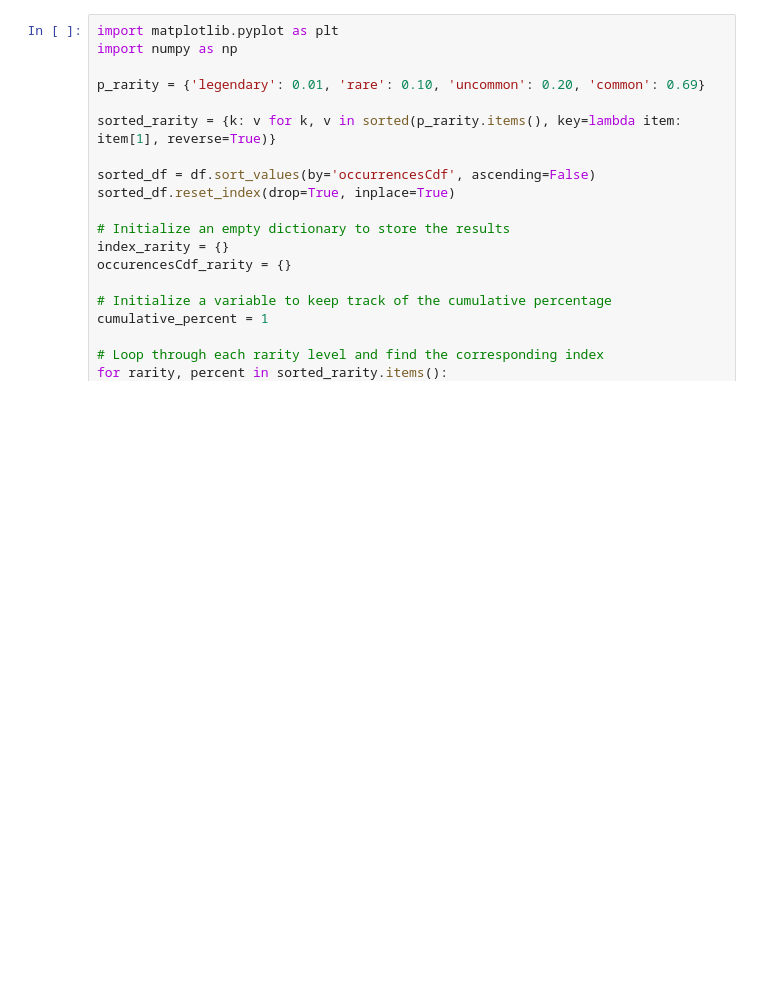
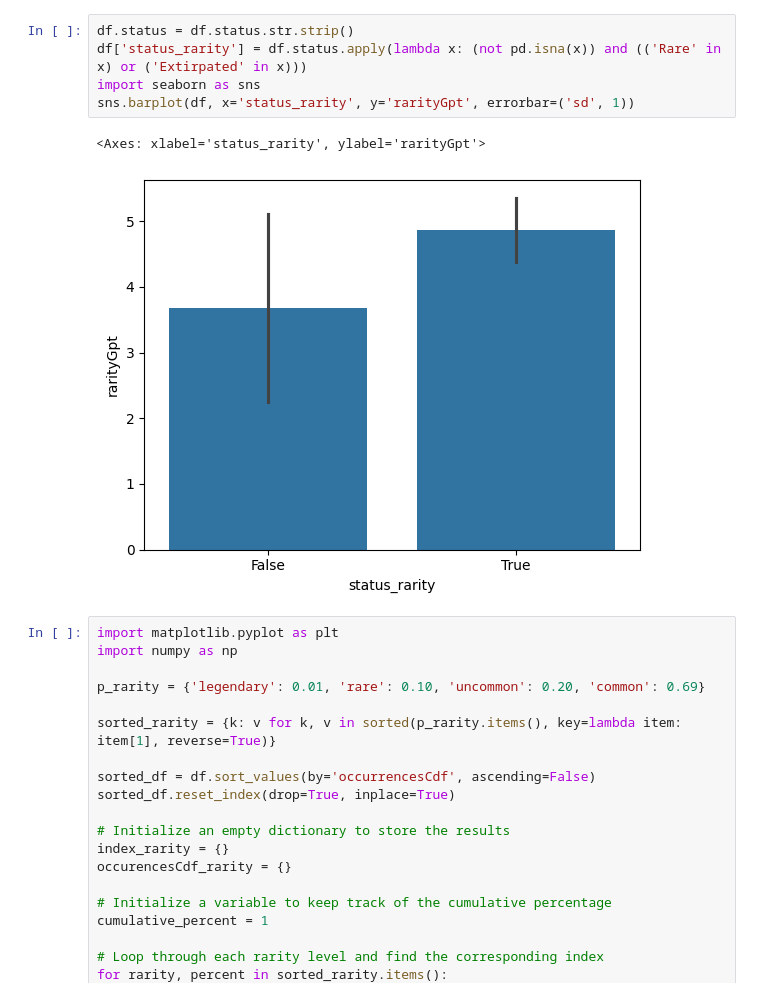
Before and after one commit to eleurent/nature-go, a Jupyter notebook: generation/data/database_analysis.ipynb, the cells around one changed output. Cells and saved outputs as stored; diff of their text form; blank space fills up the shorter version.

```diff
--- a/generation/data/database_analysis.ipynb
+++ b/generation/data/database_analysis.ipynb
@@ -16,3 +50,11 @@ plt.show()
+# %%
+df.status = df.status.str.strip()
+df['status_rarity'] = df.status.apply(lambda x: (not pd.isna(x)) and (('Rare' in x) or ('Extirpated' in x)))
+import seaborn as sns
+sns.barplot(df, x='status_rarity', y='rarityGpt', errorbar=('sd', 1))
+# %% [output]
+<Axes: xlabel='status_rarity', ylabel='rarityGpt'>
+[figure, added]
 # %%
 import matplotlib.pyplot as plt
 import numpy as np
```
Also changed, not shown: parts of 7 cells of this notebook, 3 other files.
